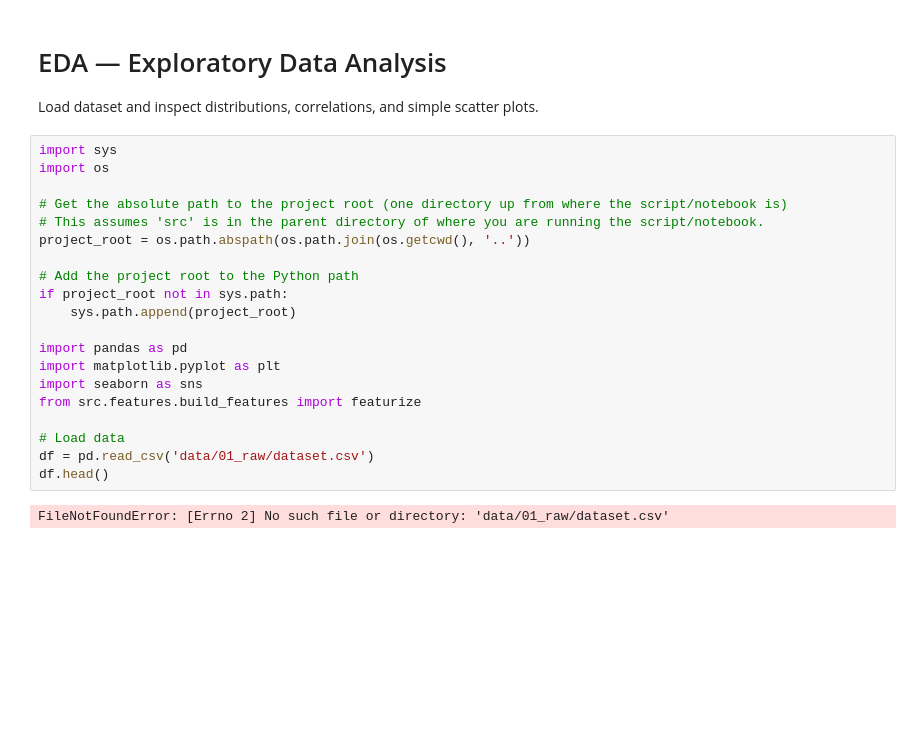
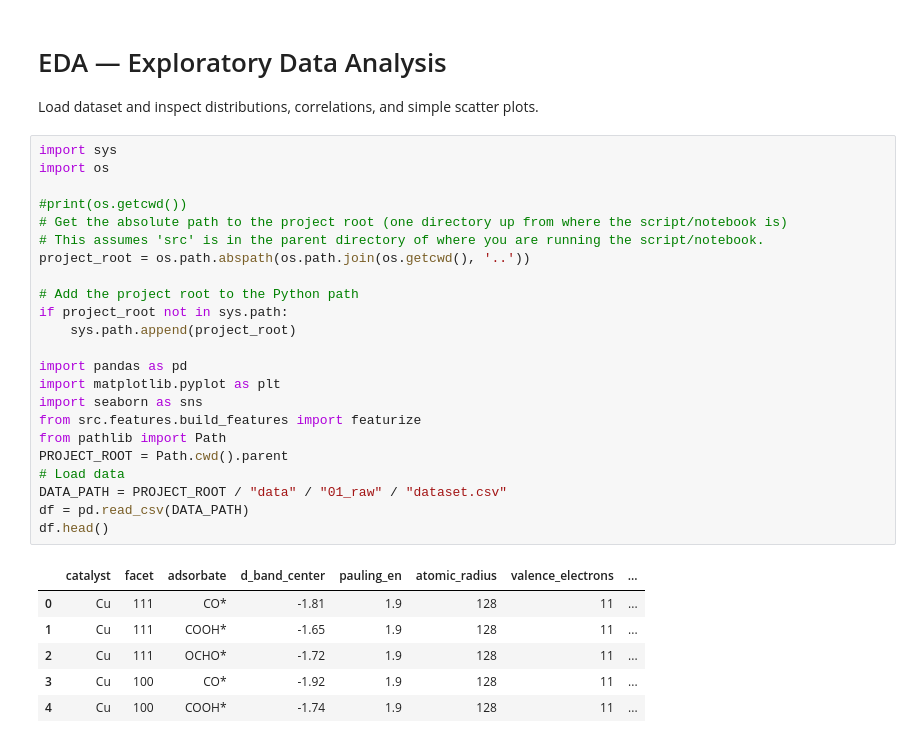
Before and after one commit to moashendy/ml-surrogate-co2rr-binding-energies, a Jupyter notebook: notebooks/01_EDA.ipynb, the cells around one changed output. Drawn from its saved outputs; the diff is of its cells as text; blank space fills up the shorter version.

```diff
--- a/notebooks/01_EDA.ipynb
+++ b/notebooks/01_EDA.ipynb
@@ -5,25 +5,33 @@ Load dataset and inspect distributions, correlations, and simple scatter plots.
 # %%
 import sys
 import os
 
+#print(os.getcwd())
 # Get the absolute path to the project root (one directory up from where the script/notebook is)
 # This assumes 'src' is in the parent directory of where you are running the script/notebook.
 project_root = os.path.abspath(os.path.join(os.getcwd(), '..'))
 
 # Add the project root to the Python path
 if project_root not in sys.path:
     sys.path.append(project_root)
 
 import pandas as pd
 import matplotlib.pyplot as plt
 import seaborn as sns
 from src.features.build_features import featurize
-
+from pathlib import Path
+PROJECT_ROOT = Path.cwd().parent
 # Load data
-df = pd.read_csv('data/01_raw/dataset.csv')
+DATA_PATH = PROJECT_ROOT / "data" / "01_raw" / "dataset.csv"
+df = pd.read_csv(DATA_PATH)
 df.head()
 # %% [output]
-FileNotFoundError: [Errno 2] No such file or directory: 'data/01_raw/dataset.csv'
+|  | catalyst | facet | adsorbate | d_band_center | pauling_en | atomic_radius | valence_electrons | ... |
+| 0 | Cu | 111 | CO* | -1.81 | 1.9 | 128 | 11 | ... |
+| 1 | Cu | 111 | COOH* | -1.65 | 1.9 | 128 | 11 | ... |
+| 2 | Cu | 111 | OCHO* | -1.72 | 1.9 | 128 | 11 | ... |
+| 3 | Cu | 100 | CO* | -1.92 | 1.9 | 128 | 11 | ... |
+| 4 | Cu | 100 | COOH* | -1.74 | 1.9 | 128 | 11 | ... |
 # %%
 print('Rows, cols:', df.shape)
 print(df.describe())
```
Also changed, not shown: parts of 5 cells of this notebook, 8 other files.
